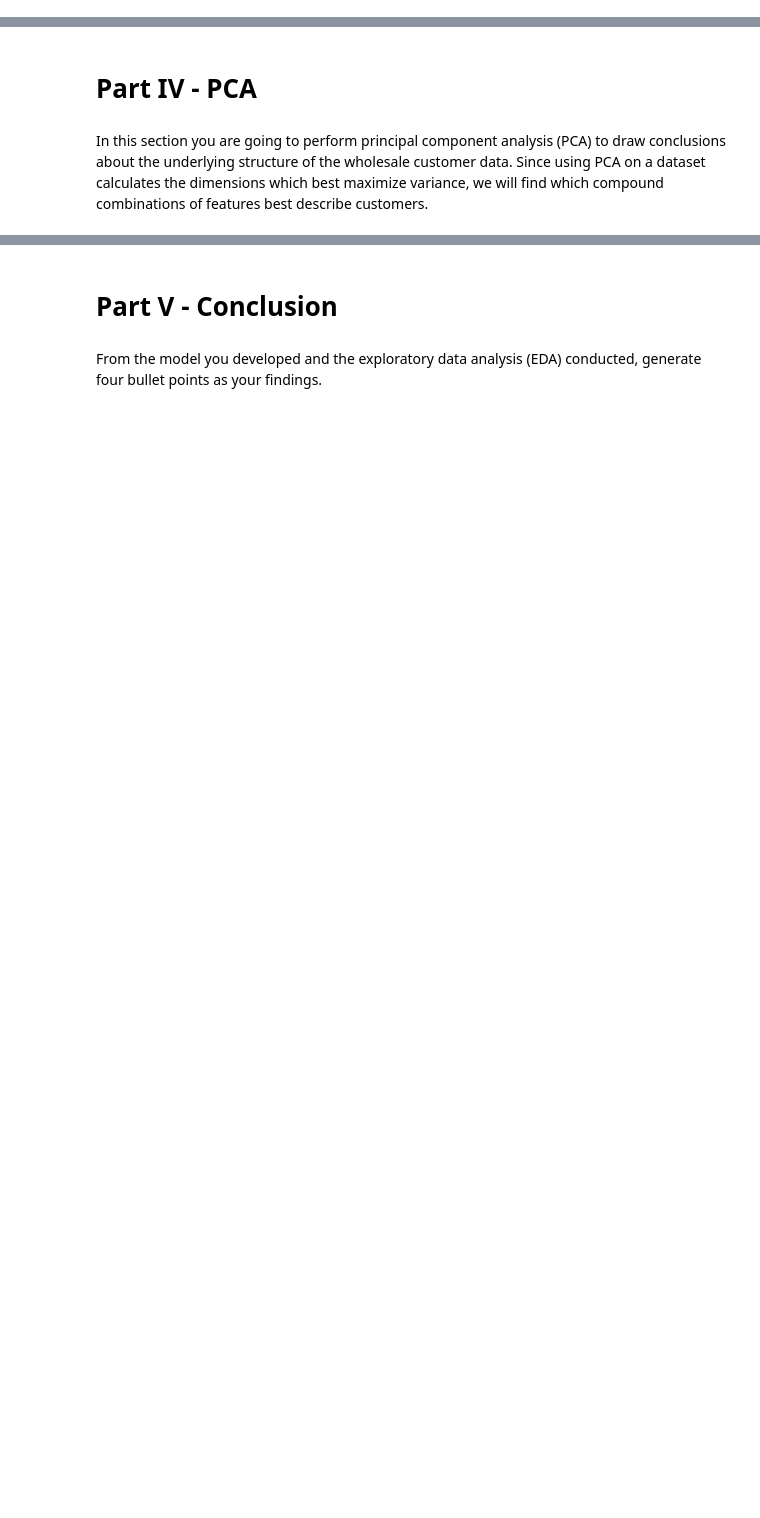
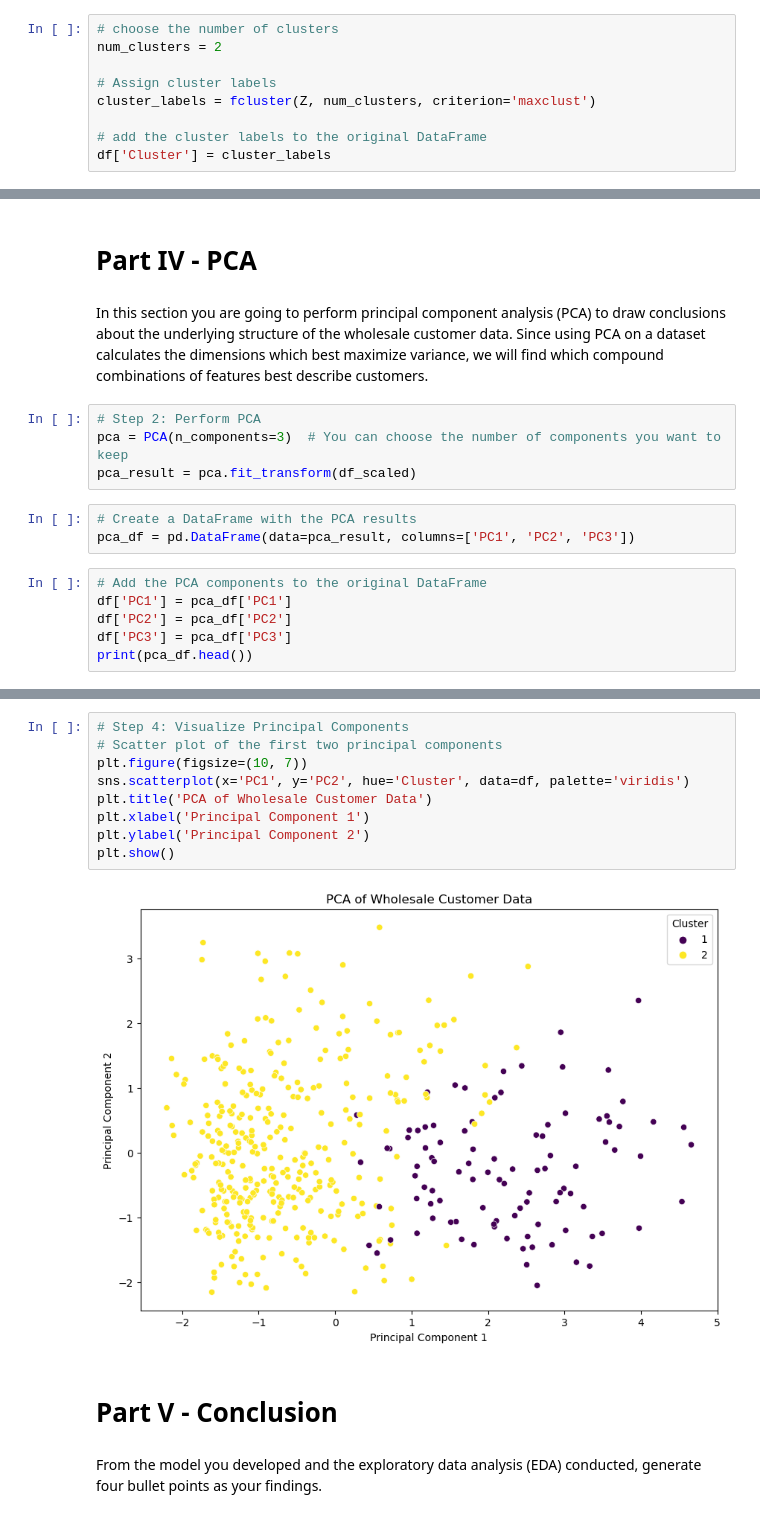
Before and after one commit to rdebullain/ML-Unsupervised, a Jupyter notebook: unsupervised_learning_project.ipynb, the cells around one changed output, grey strips where cells are left out. Saved outputs shown, nothing was run; the diff lists cells and outputs as text; blank space fills up the shorter version.

```diff
--- a/unsupervised_learning_project.ipynb
+++ b/unsupervised_learning_project.ipynb
@@ -144,0 +330,9 @@ To perform hierarchical clustering analysis, you will need to pre-process the da
+# %%
+# choose the number of clusters
+num_clusters = 2
+
+# Assign cluster labels
+cluster_labels = fcluster(Z, num_clusters, criterion='maxclust')
+
+# add the cluster labels to the original DataFrame
+df['Cluster'] = cluster_labels
@@ -146,3 +349,16 @@ To perform hierarchical clustering analysis, you will need to pre-process the da
 # Part IV - PCA
 # %% [markdown]
 In this section you are going to perform principal component analysis (PCA) to draw conclusions about the underlying structure of the wholesale customer data. Since using PCA on a dataset calculates the dimensions which best maximize variance, we will find which compound combinations of features best describe customers.
+# %%
+# Step 2: Perform PCA
+pca = PCA(n_components=3)  # You can choose the number of components you want to keep
+pca_result = pca.fit_transform(df_scaled)
+# %%
+# Create a DataFrame with the PCA results
+pca_df = pd.DataFrame(data=pca_result, columns=['PC1', 'PC2', 'PC3'])
+# %%
+# Add the PCA components to the original DataFrame
+df['PC1'] = pca_df['PC1']
+df['PC2'] = pca_df['PC2']
+df['PC3'] = pca_df['PC3']
+print(pca_df.head())
@@ -149,3 +379,14 @@ In this section you are going to perform principal component analysis (PCA) to d
+# %%
+# Step 4: Visualize Principal Components
+# Scatter plot of the first two principal components
+plt.figure(figsize=(10, 7))
+sns.scatterplot(x='PC1', y='PC2', hue='Cluster', data=df, palette='viridis')
+plt.title('PCA of Wholesale Customer Data')
+plt.xlabel('Principal Component 1')
+plt.ylabel('Principal Component 2')
+plt.show()
+# %% [output]
+[figure, added]
 # %% [markdown]
 # Part V - Conclusion
 # %% [markdown]
```
Also changed, not shown: parts of 23 cells of this notebook.
